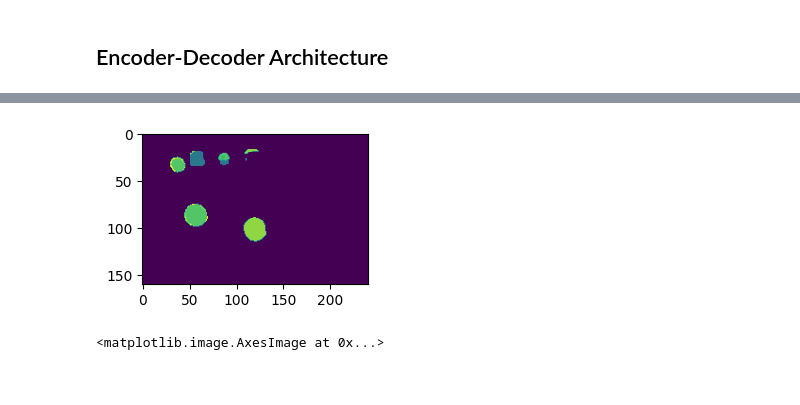
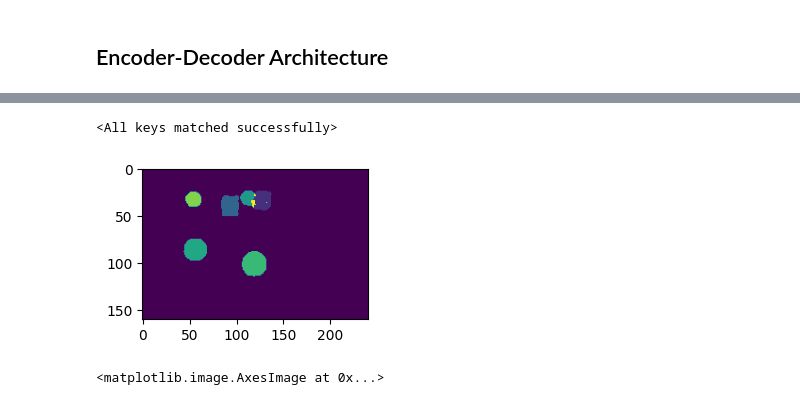
Before and after one commit to swappysh/FutureFramesDL, a Jupyter notebook: segmentation.ipynb, the cells around one changed output, grey strips where cells are left out. Saved outputs shown, nothing was run; the diff lists cells and outputs as text; code cells hidden in the pictures.

```diff
--- a/segmentation.ipynb
+++ b/segmentation.ipynb
@@ -47,26 +48,22 @@ class SegmentationDataset(Dataset):
         self.video_folders = [os.path.join(root_folder, folder) for folder in self.video_folders]
         self.video_folders = [folder for folder in self.video_folders if os.path.isdir(folder)]
 
-        self.images = [os.listdir(folder) for folder in self.video_folders]
-        self.images = [[os.path.join(folder, image) for image in images]
-                       for folder, images in zip(self.video_folders, self.images)]
-        self.images = [image for images in self.images for image in images]
-        self.images = [image for image in self.images
-                       if image.endswith('.png') and os.path.isfile(image)]
-        self.images.sort()
-
-        # Get all the mask files
-        self.video_masks = [os.path.join(folder, 'mask.npy') for folder in self.video_folders]
-
     def __len__(self):
-        return len(self.images)
+        return len(self.video_folders) * 22
 
     def __getitem__(self, idx):
-        image = plt.imread(self.images[idx])
+        folder = self.video_folders[idx//22]
+        files = os.listdir(folder)
+        files = [file for file in files if file.endswith('.png')]
+        # sorted on numeric index
+        files = sorted(files, key=lambda x: int(x.split('.')[0].split('_')[1]))
+
+        image = plt.imread(os.path.join(folder, files[idx%22]))
         # permute the dimensions to make it (C, H, W)
         image = np.transpose(image, (2, 0, 1))
         # 22 masks for each video
-        mask = np.load(self.video_masks[idx//22])[idx%22]
+        mask = np.load(os.path.join(folder, 'mask.npy'))[idx%22]
+        # print(f"folder idx: {idx//22} image folder: {folder}, image file: {files[idx%22]}, mask idx: {idx%22}")
 
         if self.transforms:
             image = self.transforms(image)
@@ -116,7 +133,7 @@ class SegmentationModel(nn.Module):
 
         self.relu = nn.ReLU()
 
-    def forward(self, images, masks):
+    def forward(self, images):
         images = self.relu(self.conv1(images))
         images = self.relu(self.conv2(images))
         images = self.relu(self.conv3(images))
@@ -187,9 +218,12 @@ train_subset_loader = DataLoader(train_subset, batch_size=4, shuffle=True)
 val_subset = Subset(val_dataset, range(0, 4))
 val_subset_loader = DataLoader(val_subset, batch_size=4, shuffle=True)
 
-model = SegmentationModel(3, 49)
-optimizer = torch.optim.Adam(model.parameters(), lr=0.001)
+segmodel = SegmentationModel(3, 49).to(device)
+optimizer = torch.optim.Adam(segmodel.parameters(), lr=0.001)
 scheduler = torch.optim.lr_scheduler.CosineAnnealingLR(optimizer, T_max=10, eta_min=0.0001)
 criterion = nn.CrossEntropyLoss()
-train(model, train_subset_loader, epochs=10,
-      criterion=criterion, optimizer=optimizer, val_loader=val_subset_loader, scheduler=scheduler)
+early_stopper = EarlyStopper(patience=10, min_delta=0.001)
+# train(segmodel, train_subset_loader, epochs=10,
+#       criterion=criterion, optimizer=optimizer,
+#       val_loader=val_subset_loader, scheduler=scheduler,
+#       device=device, early_stopper=early_stopper, save=False)
@@ -212,18 +230,24 @@ KeyboardInterrupt:
+# %%
+# load pre-trained model
+segmodel.load_state_dict(torch.load('best_model.pth', map_location=torch.device('cpu')))
+# %% [output]
+<All keys matched successfully>
 # %%
 # Run inference on one training image
 
-outputs = model(train_dataset[10][0].unsqueeze(0), train_dataset[0][1].unsqueeze(0))
+outputs = segmodel(train_dataset[10][0].unsqueeze(0).to(device))
 outputs = transforms.functional.resize(outputs.permute(0, 3, 1, 2),
                                        size=train_dataset[0][1].shape[-2:], antialias=None)
+outputs = torch.argmax(outputs, dim=1).squeeze(0).detach().cpu()
 
 axis = plt.subplot(1, 2, 1)
 # axis.imshow(train_dataset[0][0].permute(1, 2, 0))
 # axis.imshow(train_dataset[0][1])
-axis.imshow(torch.argmax(outputs, dim=1).squeeze(0).detach().cpu())
+axis.imshow(outputs)
 # print(outputs.shape, torch.argmax(outputs, dim=1).squeeze(0).detach().cpu().shape, train_dataset[0][1].shape)
 plt.show()
 # %% [output]
-[figure, old version]
+[figure, new version]
 # %%
 plt.imshow(train_dataset[10][1])
 # %% [output]
```
Also changed, not shown: parts of 32 cells of this notebook.
